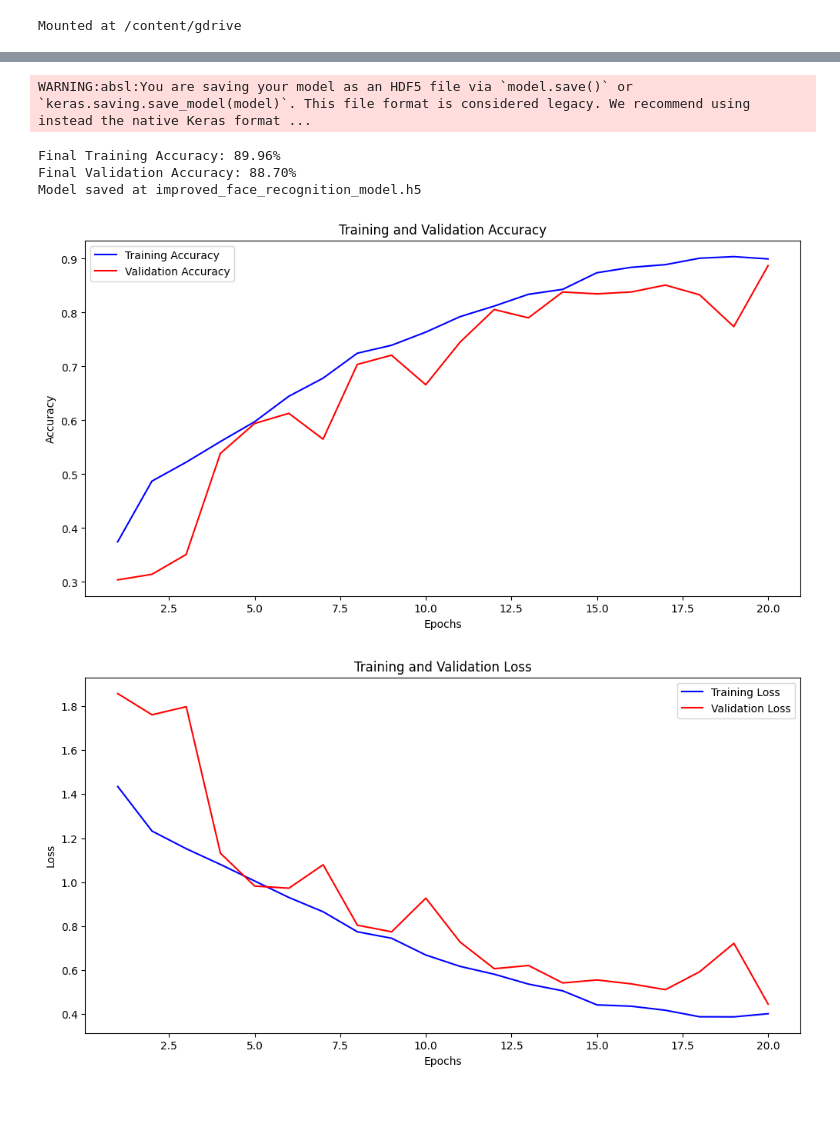
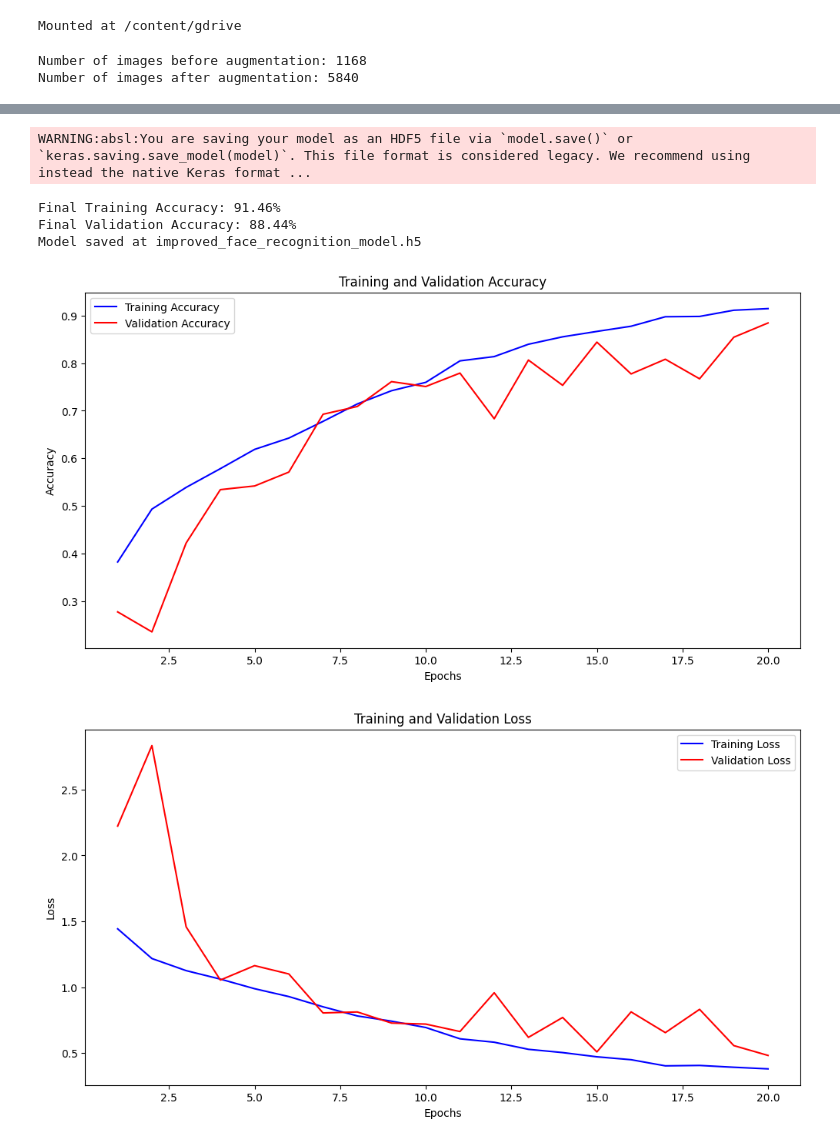
Before and after one commit to vinayykkumar/Visionary-Advanced-Image-Recognition-for-the-Next-Era_Infosys_Internship_Oct2024, a Jupyter notebook: Face_recognition.ipynb, the cells around one changed output, grey strips where cells are left out. Saved outputs shown, nothing was run; the diff lists cells and outputs as text; code cells hidden in the pictures; blank space fills up the shorter version.

```diff
--- a/Face_recognition.ipynb
+++ b/Face_recognition.ipynb
@@ -120,6 +120,37 @@ output_directory = "augmented_dataset"           # Where augmented images will b
 
 # Call the preprocessing and augmentation function
 preprocess_and_augment_with_pillow(input_directory, output_directory)
+# %%
+import os
+
+def count_images_in_directory(directory):
+    """
+    Counts the number of image files in a directory (including subdirectories).
+
+    Args:
+        directory (str): Path to the directory to count images in.
+
+    Returns:
+        int: The total number of image files.
+    """
+    count = 0
+    for root, _, files in os.walk(directory):
+        count += len([file for file in files if file.lower().endswith(('.png', '.jpg', '.jpeg', '.bmp', '.tiff'))])
+    return count
+
+# Define input and output directories
+input_directory = "//content//gdrive//MyDrive//My dataset"  # Replace with the path to your dataset folder
+output_directory = "augmented_dataset"                      # Replace with the path to your augmented dataset folder
+
+# Count the images before and after augmentation
+num_images_before = count_images_in_directory(input_directory)
+num_images_after = count_images_in_directory(output_directory)
+
+print(f"Number of images before augmentation: {num_images_before}")
+print(f"Number of images after augmentation: {num_images_after}")
+# %% [output]
+Number of images before augmentation: 1168
+Number of images after augmentation: 5840
 # %%
 import os
 import numpy as np
@@ -280,7 +311,7 @@ def train_model(dataset_dir, output_model_path, img_size=(128, 128), learning_ra
         learning_rate=learning_rate,
         weight_decay=weight_decay
     )
-    history = model.fit(X_train, y_train, validation_data=(X_val, y_val), epochs=20, batch_size=32)
+    history = model.fit(X_train, y_train, validation_data=(X_val, y_val), epochs=20, batch_size=25)
 
     # Extract final accuracy values
     final_train_accuracy = history.history['accuracy'][-1] * 100  # Convert to percentage
@@ -324,6 +355,6 @@ Epoch 20/20
 WARNING:absl:You are saving your model as an HDF5 file via `model.save()` or `keras.saving.save_model(model)`. This file format is considered legacy. We recommend using instead the native Keras format ...
-Final Training Accuracy: 89.96%
-Final Validation Accuracy: 88.70%
+Final Training Accuracy: 91.46%
+Final Validation Accuracy: 88.44%
 Model saved at improved_face_recognition_model.h5
-[figure, old version]
+[figure, new version]
-[figure, old version]
+[figure, new version]
```
Also changed, not shown: parts of 3 cells of this notebook.
